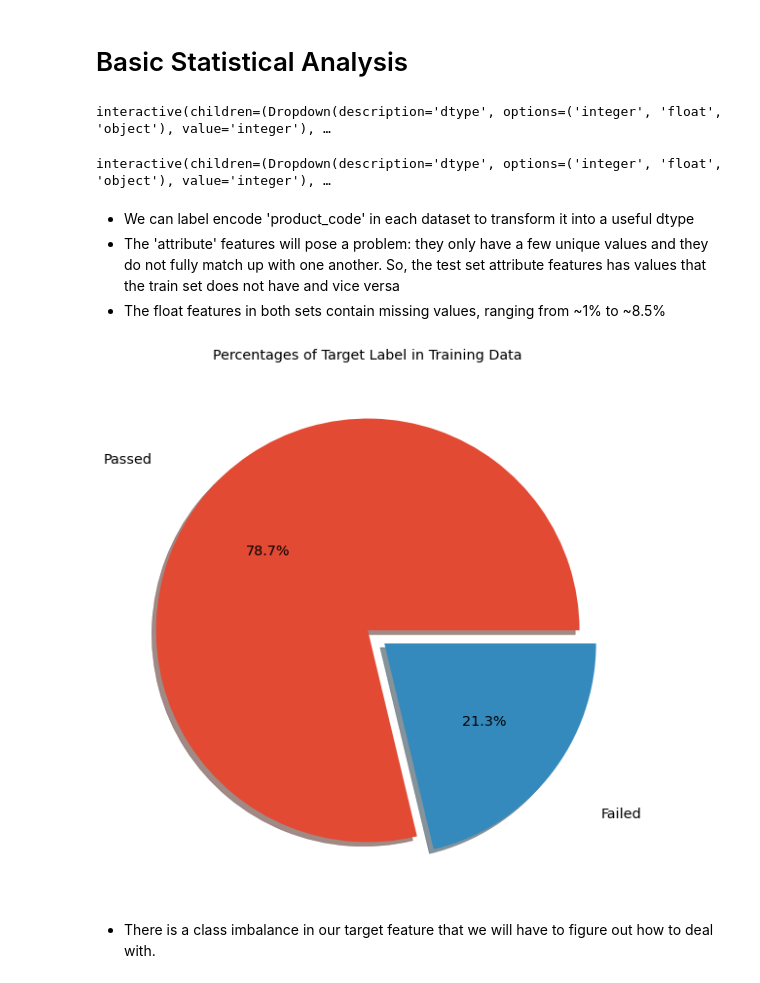
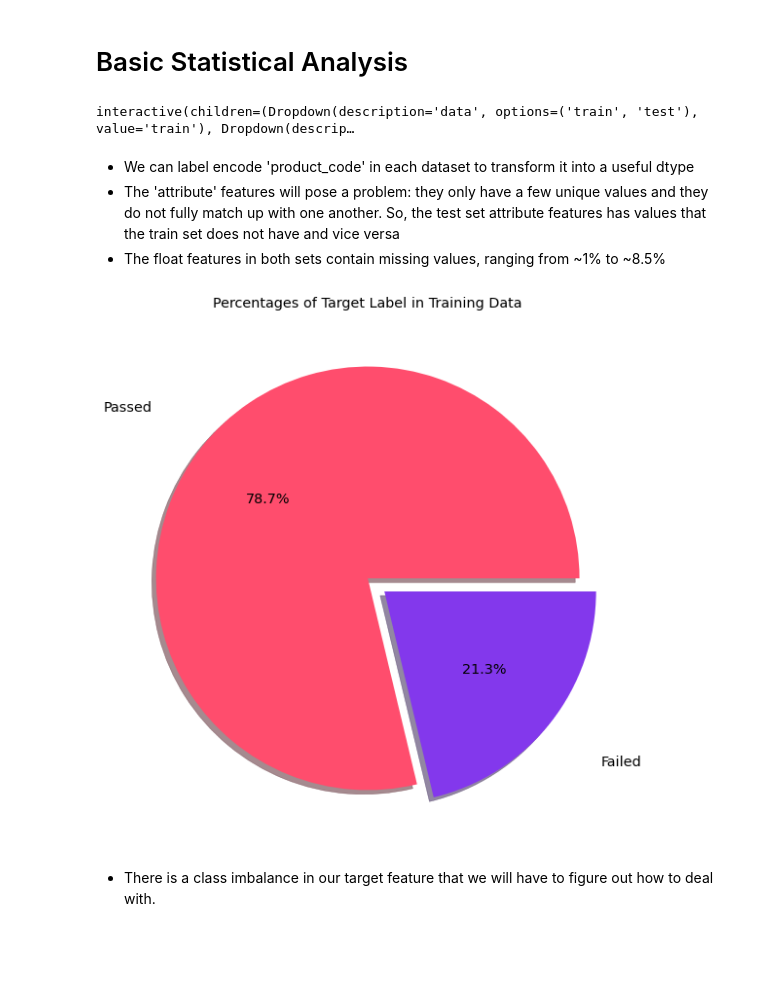
Before and after one commit to Graham-Broughton/S2E8, a Jupyter notebook: notebooks/1.EDA.ipynb, the cells around one changed output. Cells and saved outputs as stored; diff of their text form; code cells hidden in the pictures; blank space fills up the shorter version.

```diff
--- a/notebooks/1.EDA.ipynb
+++ b/notebooks/1.EDA.ipynb
@@ -40,6 +41,8 @@ color_pal = plt.rcParams['axes.prop_cycle'].by_key()['color']
 # %%
 train = pd.read_csv(CFG['DATAPATH'] + 'train.csv', index_col='id')
 test = pd.read_csv(CFG['DATAPATH'] +'test.csv', index_col='id')
+train = pd.concat([train])
+test = pd.concat([test])
 pd.concat([train.head(5), test.head(5)])
 # %% [output]
 |  | product_code | loading | attribute_0 | attribute_1 | attribute_2 | attribute_3 | measurement_0 | ... |
@@ -61,33 +64,33 @@ cont_feats = train.select_dtypes('float').columns
 # %% [markdown]
 # Basic Statistical Analysis
 # %%
-@interact(data=fixed(train), dtype=['integer', 'float', 'object'])
-def descriptive_info_train(data, dtype):
-    dt = data.select_dtypes(dtype).columns
+def info_df(data):
     info = pd.DataFrame({
-        'dtype': data[dt].dtypes.tolist(),
-        'missing_values': data[dt].isnull().sum().values,
-        'unique_values': data[dt].nunique().values},
-        index = data[dt].columns.values)
+        'dtype': data.dtypes.tolist(),
+        'missing_values': data.isnull().sum().values,
+        'unique_values': data.nunique().values},
+        index = data.columns.values)
     info['missing_value_%'] = (info['missing_values'] / data.shape[0]) * 100
-    description = data[dt].describe().T
+    description = data.describe().T
     return pd.concat([description, info], axis=1)
+
+train_info = info_df(train)
+test_info = info_df(test)
-# %% [output]
-interactive(children=(Dropdown(description='dtype', options=('integer', 'float', 'object'), value='integer'), …
-# %%
-@interact(data=fixed(test), dtype=['integer', 'float', 'object'])
-def descriptive_info_test(data, dtype):
-    dt = data.select_dtypes(dtype).columns
-    info = pd.DataFrame({
-        'dtype': data[dt].dtypes.tolist(),
-        'missing_values': data[dt].isnull().sum().values,
-        'unique_values': data[dt].nunique().values},
-        index = data[dt].columns.values)
-    info['missing_value_pct'] = (info['missing_values'] / data.shape[0]) * 100
-    description = data[dt].describe().T
-    return pd.concat([description, info], axis=1)
-# %% [output]
-interactive(children=(Dropdown(description='dtype', options=('integer', 'float', 'object'), value='integer'), …
+# %%
+train['missing_per_row'] = train.isnull().sum(axis=1)
+test['missing_per_row'] = test.isnull().sum(axis=1)
+# %%
+info_dfs = {
+    'train': train_info,
+    'test': test_info
+}
+@interact(dtype=['integer', 'float', 'object'], data=info_dfs.keys())
+def descriptive_info_train(data, dtype):
+    df = info_dfs[data]
+    dt = df.select_dtypes(dtype)
+    return dt
+# %% [output]
+interactive(children=(Dropdown(description='data', options=('train', 'test'), value='train'), Dropdown(descrip…
 # %% [markdown]
 - We can label encode 'product_code' in each dataset to transform it into a useful dtype
 - The 'attribute' features will pose a problem: they only have a few unique values and they do not fully match up with one another. So, the test set attribute features has values that the train set does not have and vice versa
@@ -95,21 +98,22 @@ interactive(children=(Dropdown(description='dtype', options=('integer', 'float',
 # %%
 plt.figure(figsize=(10, 10))
 
 passed, failed = train['failure'].value_counts()
 
 plt.pie(
     [passed, failed],
     labels=['Passed', 'Failed'],
     explode=(0, 0.1),
     shadow=True,
     autopct='%1.1f%%',
     labeldistance=1.3,
-    textprops={'fontsize': 'x-large'})
+    textprops={'fontsize': 'x-large'},
+    colors=custom_colors[2:])
 plt.title('Percentages of Target Label in Training Data')
 plt.savefig(CFG['IMAGEPATH'] + 'train_target_piechart.png')
 plt.show()
 # %% [output]
-[figure, old version]
+[figure, new version]
 # %% [markdown]
 - There is a class imbalance in our target feature that we will have to figure out how to deal with.
 # %%
```
Also changed, not shown: parts of 8 cells of this notebook, 2 other files.
